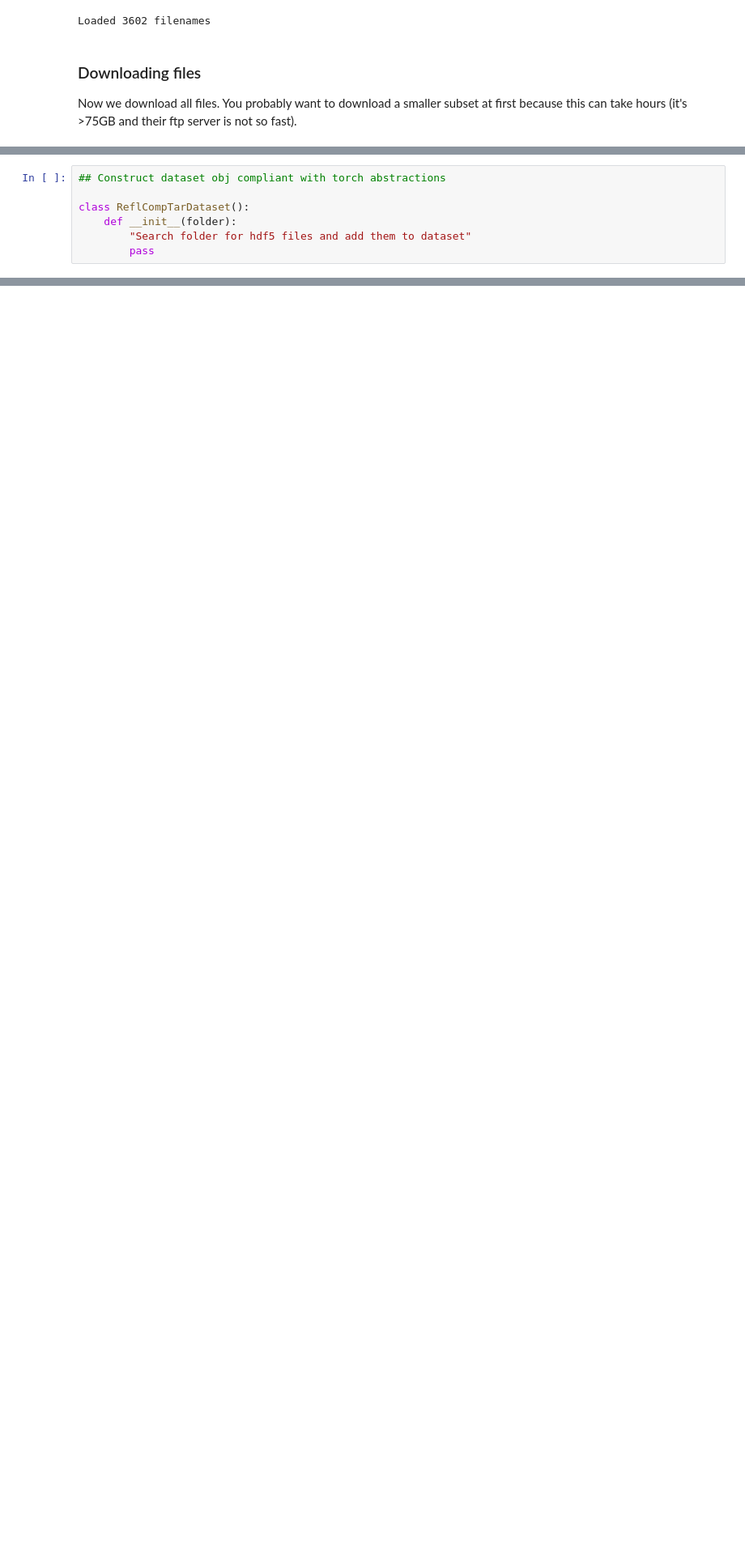
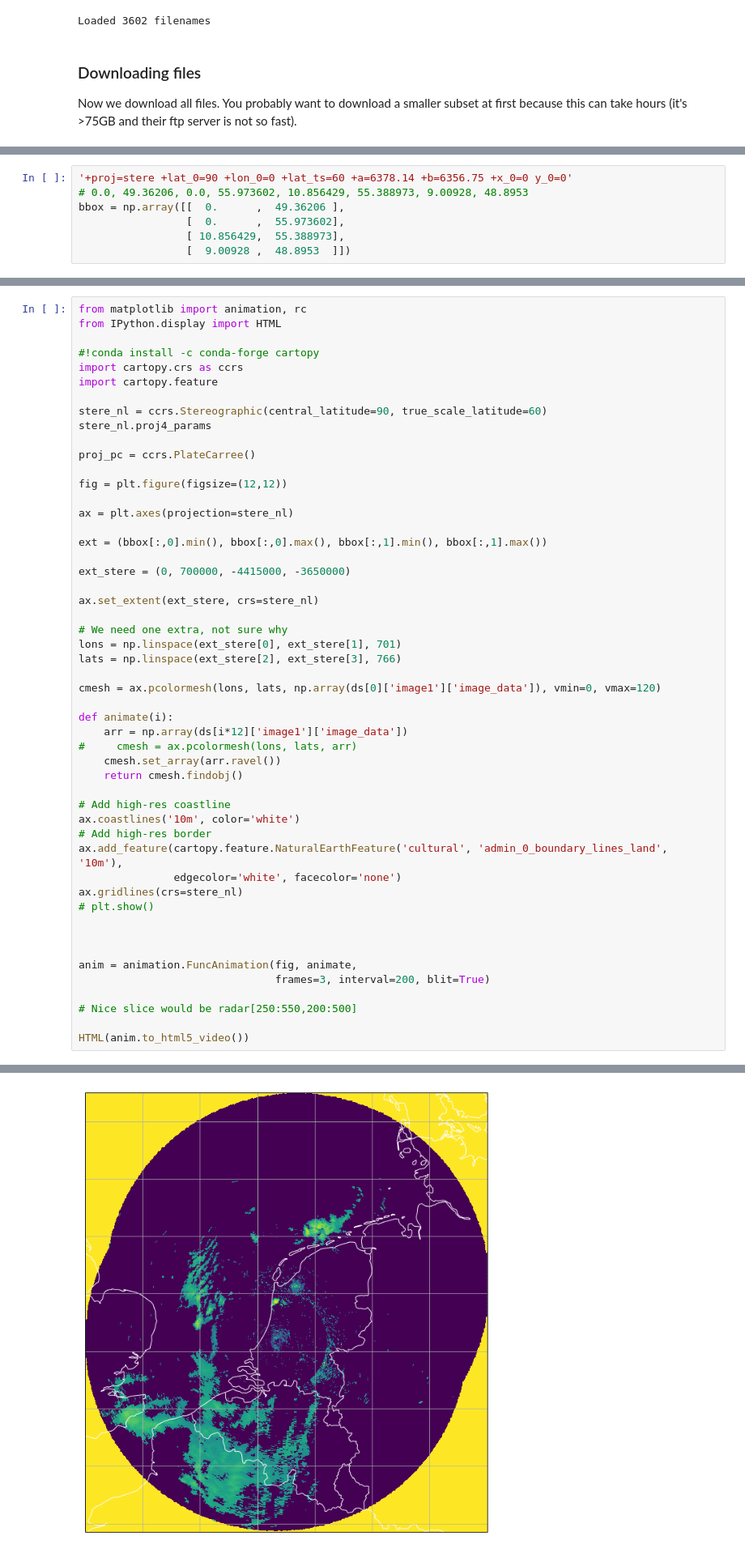
Before and after one commit to The-Fonz/nowcasting-convrnn, a Jupyter notebook: src/introduction-download-and-exploration.ipynb, the cells around one changed output, grey strips where cells are left out. Shown: that part at 81% size. Cells and saved outputs as stored; diff of their text form; blank space fills up the shorter version.

```diff
--- a/src/introduction-download-and-exploration.ipynb
+++ b/src/introduction-download-and-exploration.ipynb
@@ -117,7 +96,0 @@ return [pj(extract_dirname, fn) for fn in os.listdir(extract_dirname)]
-# %%
-## Construct dataset obj compliant with torch abstractions
-
-class ReflCompTarDataset():
-    def __init__(folder):
-        "Search folder for hdf5 files and add them to dataset"
-        pass
@@ -165,0 +175,7 @@ Min/max/mean: 0 135 3.87885901027
+# %%
+'+proj=stere +lat_0=90 +lon_0=0 +lat_ts=60 +a=6378.14 +b=6356.75 +x_0=0 y_0=0'
+# 0.0, 49.36206, 0.0, 55.973602, 10.856429, 55.388973, 9.00928, 48.8953
+bbox = np.array([[  0.      ,  49.36206 ],
+                 [  0.      ,  55.973602],
+                 [ 10.856429,  55.388973],
+                 [  9.00928 ,  48.8953  ]])
@@ -165,0 +190,52 @@ Min/max/mean: 0 135 3.87885901027
+# %%
+from matplotlib import animation, rc
+from IPython.display import HTML
+
+#!conda install -c conda-forge cartopy
+import cartopy.crs as ccrs
+import cartopy.feature
+
+stere_nl = ccrs.Stereographic(central_latitude=90, true_scale_latitude=60)
+stere_nl.proj4_params
+
+proj_pc = ccrs.PlateCarree()
+
+fig = plt.figure(figsize=(12,12))
+
+ax = plt.axes(projection=stere_nl)
+
+ext = (bbox[:,0].min(), bbox[:,0].max(), bbox[:,1].min(), bbox[:,1].max())
+
+ext_stere = (0, 700000, -4415000, -3650000)
+
+ax.set_extent(ext_stere, crs=stere_nl)
+
+# We need one extra, not sure why
+lons = np.linspace(ext_stere[0], ext_stere[1], 701)
+lats = np.linspace(ext_stere[2], ext_stere[3], 766)
+
+cmesh = ax.pcolormesh(lons, lats, np.array(ds[0]['image1']['image_data']), vmin=0, vmax=120)
+
+def animate(i):
+    arr = np.array(ds[i*12]['image1']['image_data'])
+#     cmesh = ax.pcolormesh(lons, lats, arr)
+    cmesh.set_array(arr.ravel())
+    return cmesh.findobj()
+
+# Add high-res coastline
+ax.coastlines('10m', color='white')
+# Add high-res border
+ax.add_feature(cartopy.feature.NaturalEarthFeature('cultural', 'admin_0_boundary_lines_land', '10m'),
+               edgecolor='white', facecolor='none')
+ax.gridlines(crs=stere_nl)
+# plt.show()
+
+
+
+anim = animation.FuncAnimation(fig, animate,
+                               frames=3, interval=200, blit=True)
+
+# Nice slice would be radar[250:550,200:500]
+
+HTML(anim.to_html5_video())
+# %% [output]
@@ -165,0 +243 @@ Min/max/mean: 0 135 3.87885901027
+[figure, added]
```
Also changed, not shown: parts of 13 cells of this notebook, 1 other file.
